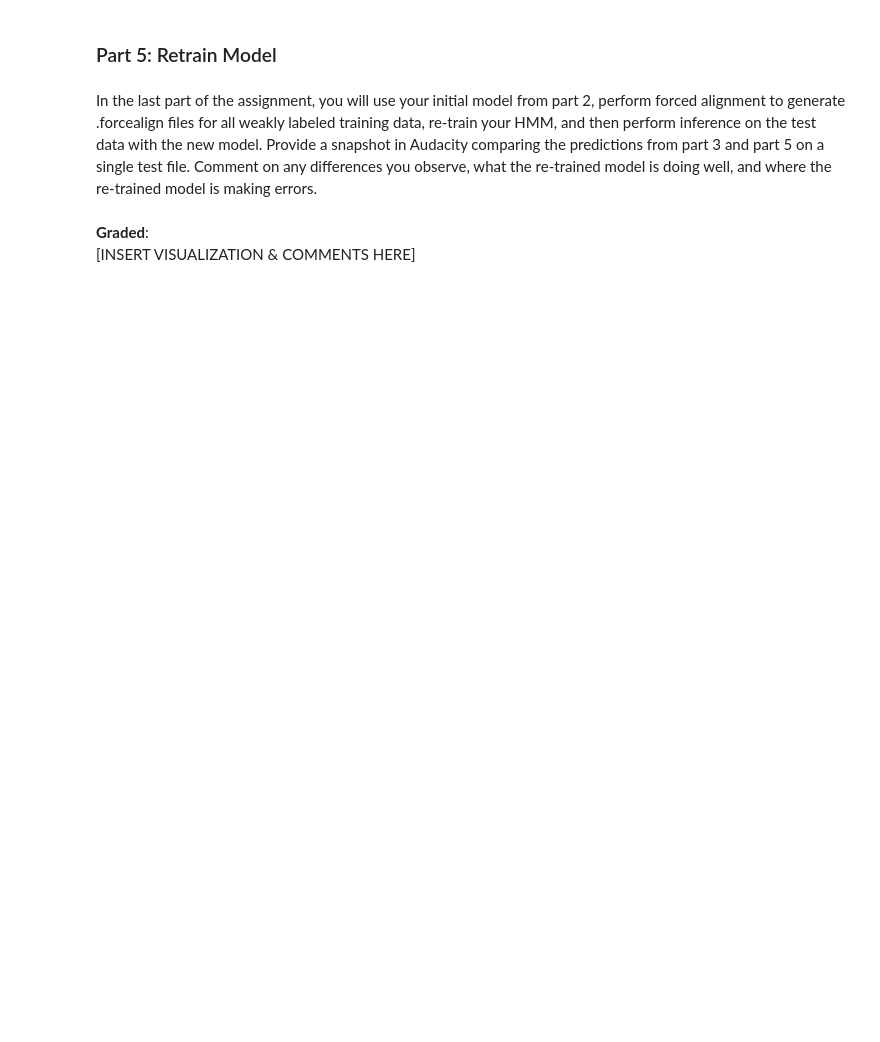
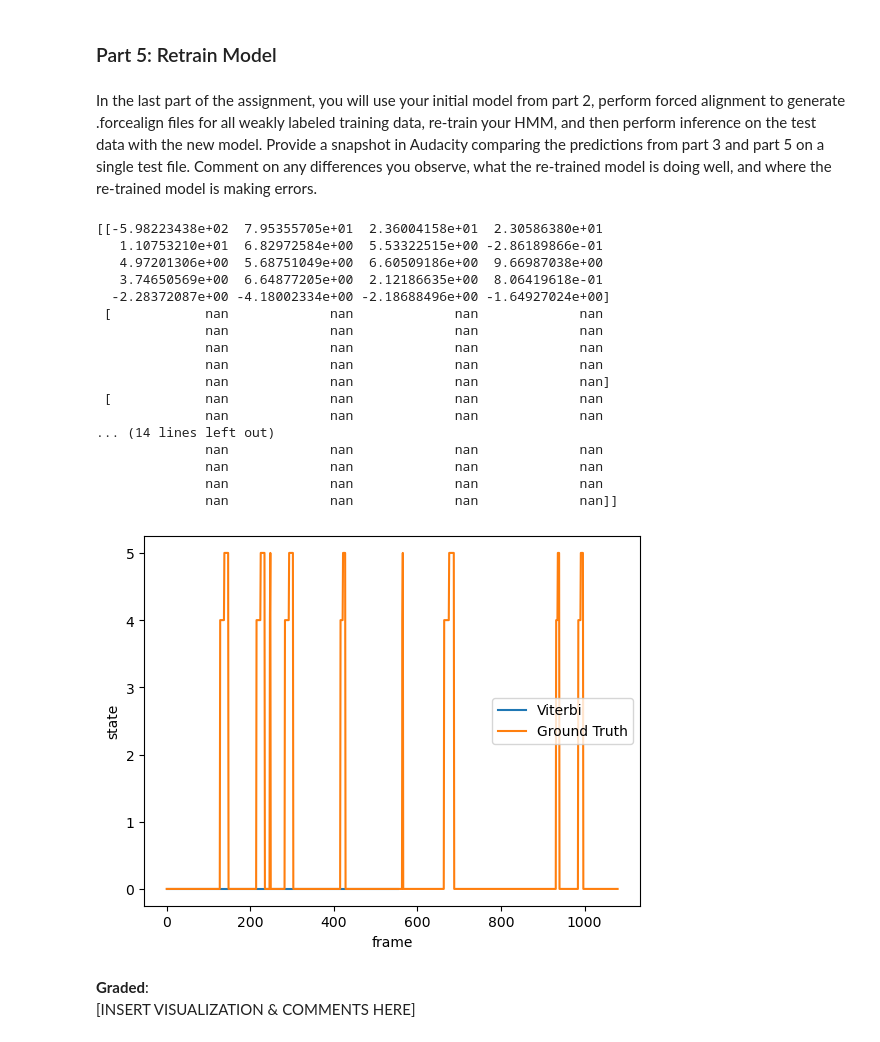
Before and after one commit to THENIROCK/toy-speech-recognizer, a Jupyter notebook: hw8.ipynb, the cells around one changed output. Cells and saved outputs as stored; diff of their text form; code cells hidden in the pictures; blank space fills up the shorter version.

Commit message:
state_means contains nans

```diff
--- a/hw8.ipynb
+++ b/hw8.ipynb
@@ -690,8 +712,5 @@ A, pi, means, covars = trainHMM([O], [S], states)
 # %%
 # test inference on test2.wav
 # inference
-O, hop = computeFeatures(Path(AUDIO_DIR, f'test2.wav'))
-prob = calcSimilarity_multivariateGaussian(O, means, covars)
-S_est = viterbi(prob, A, pi)
-print(S_est)
+inference(2)
 # %% [output]
@@ -1136,6 +1055,9 @@ for i in range(1): # increase loop to 5 for all files
 
     # map number of frames to time
     end_times = np.cumsum(frame_counts) * hop
+    # make sure the last end time is the length of the audio
+    end_times[-1] = O.shape[1] * hop
+
     start_times = np.concatenate(([0], end_times[:-1]))
 
     # .vlabel filename
@@ -1163,3 +1112,54 @@ In the last part of the assignment, you will use your initial model from part 2,
+# %%
+# retrain the model
+
+states, stateStr2id = getStateMapping()
+
+# train
+O_list = []
+S_list = []
+
+for i in range(5):
+    file_num = i + 1
+    train_labels = Path(ANNOT_DIR, f'train{file_num}.forcealign')
+    O, hop = computeFeatures(Path(AUDIO_DIR, f'train{file_num}.wav'))
+    states, stateStr2id = getStateMapping()
+    S = getStatesFromLabelFile(train_labels, hop, stateStr2id)
+    O_list.append(O)
+    S_list.append(S)
+
+A, pi, means, covars = trainHMM(O_list, S_list, states)
+
+print(means)
+
+# inference
+prob = calcSimilarity_multivariateGaussian(O, means, covars)
+S_est = viterbi(prob, A, pi)
+
+plt.plot(S_est)
+plt.plot(S)
+plt.legend(['Viterbi', 'Ground Truth'])
+plt.xlabel('frame')
+plt.ylabel('state')
+plt.show()
+# %% [output]
+[[-5.98223438e+02  7.95355705e+01  2.36004158e+01  2.30586380e+01
+   1.10753210e+01  6.82972584e+00  5.53322515e+00 -2.86189866e-01
+   4.97201306e+00  5.68751049e+00  6.60509186e+00  9.66987038e+00
+   3.74650569e+00  6.64877205e+00  2.12186635e+00  8.06419618e-01
+  -2.28372087e+00 -4.18002334e+00 -2.18688496e+00 -1.64927024e+00]
+ [            nan             nan             nan             nan
+              nan             nan             nan             nan
+              nan             nan             nan             nan
+              nan             nan             nan             nan
+              nan             nan             nan             nan]
+ [            nan             nan             nan             nan
+              nan             nan             nan             nan
+... (14 lines left out)
+              nan             nan             nan             nan
+              nan             nan             nan             nan
+              nan             nan             nan             nan
+              nan             nan             nan             nan]]
+[figure, added]
 # %% [markdown]
 **Graded**:
 \[INSERT VISUALIZATION & COMMENTS HERE\]
```
Also changed, not shown: parts of 11 cells of this notebook, 6 other files.
